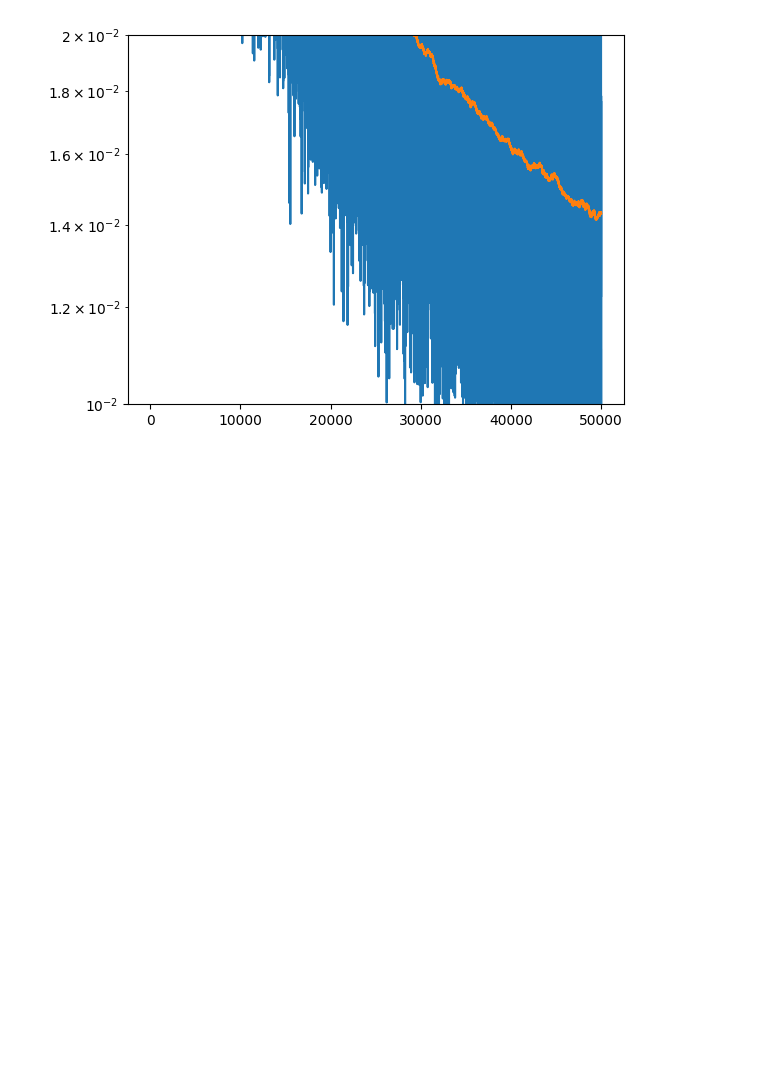
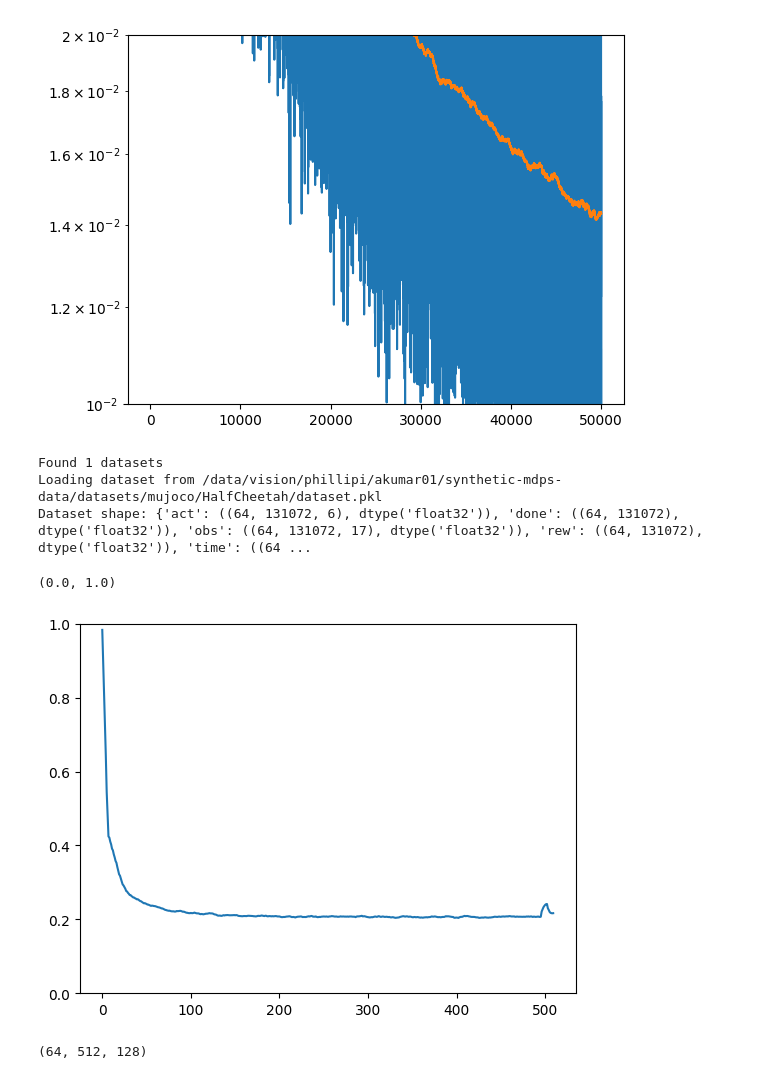
Before and after one commit to akarshkumar0101/synthetic-mdps, a Jupyter notebook: src/debug_unroll.ipynb, the cells around one changed output. Saved outputs shown, nothing was run; the diff lists cells and outputs as text; code cells hidden in the pictures; blank space fills up the shorter version.

```diff
--- a/src/debug_unroll.ipynb
+++ b/src/debug_unroll.ipynb
@@ -218,0 +231,40 @@ plt.yscale('log')
+# %%
+dataset, _, _ = construct_dataset(["/data/vision/phillipi/akumar01/synthetic-mdps-data/datasets/mujoco/HalfCheetah/dataset.pkl"], [], 128, 21, (1., 1.))
+# %% [output]
+Found 1 datasets
+Loading dataset from /data/vision/phillipi/akumar01/synthetic-mdps-data/datasets/mujoco/HalfCheetah/dataset.pkl
+Dataset shape: {'act': ((64, 131072, 6), dtype('float32')), 'done': ((64, 131072), dtype('float32')), 'obs': ((64, 131072, 17), dtype('float32')), 'rew': ((64, 131072), dtype('float32')), 'time': ((64 ...
+# %%
+agent = BCTransformer(d_obs=128, d_act=21, n_layers=4, n_heads=8, d_embd=256, ctx_len=512)
+agent_params = load_pkl("/data/vision/phillipi/akumar01/synthetic-mdps-data/train_bc_aug/mujoco/all-HalfCheetah/", "ckpt_0050000")['params']
+agent_forward = jax.jit(jax.vmap(agent.apply, in_axes=(None, 0, 0, 0)))
+# %%
+rng = jax.random.PRNGKey(0)
+mse_act = []
+for i in tqdm(range(100)):
+    rng, _rng = split(rng)
+    batch1 = sample_batch_from_dataset(_rng, dataset, 64, 512, 512)
+    rng, _rng = split(rng)
+    batch2 = sample_batch_from_dataset(_rng, dataset, 64, 512, 512)
+
+    batch = batch1
+    batch['obs'] = jnp.concatenate([batch1['obs'][:, :500], batch2['obs'][:, -12:]], axis=1)
+    batch['act'] = jnp.concatenate([batch1['act'][:, :500], batch2['act'][:, -12:]], axis=1)
+
+    outi = agent_forward(agent_params, batch['obs'], batch['act'], batch['time'])
+    mse_acti = ((outi['act_now'] - outi['act_now_pred'])**2).mean(axis=-1).mean(axis=0)
+    mse_act.append(mse_acti)
+mse_act = tree_stack(mse_act)
+# %%
+mse_act = mse_act.mean(axis=0)
+# %%
+plt.plot(smooth_curve(np.array(mse_act), 7))
+plt.ylim(0, 1)
+# plt.yscale('log')
+# %% [output]
+(0.0, 1.0)
+[figure, added]
+# %%
+batch['obs'].shape
+# %% [output]
+(64, 512, 128)
```
Also changed, not shown: parts of 12 cells of this notebook, 1 other file.
